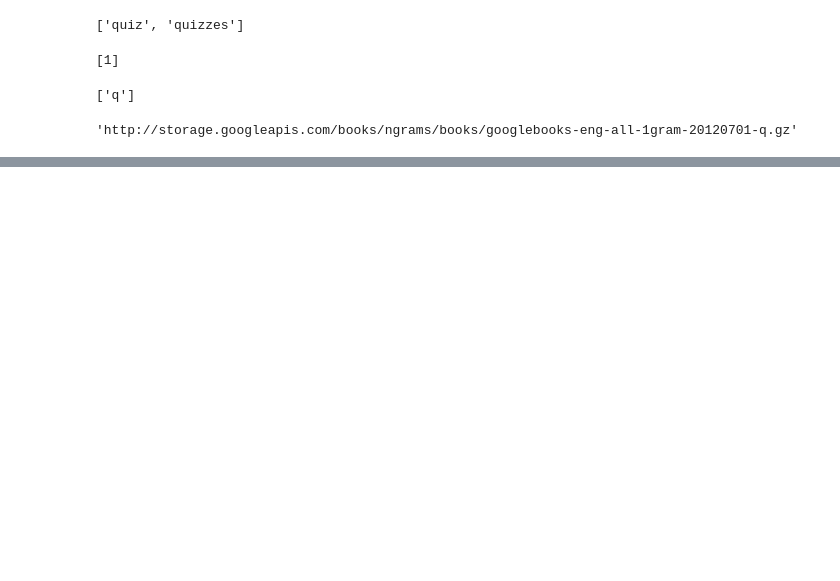
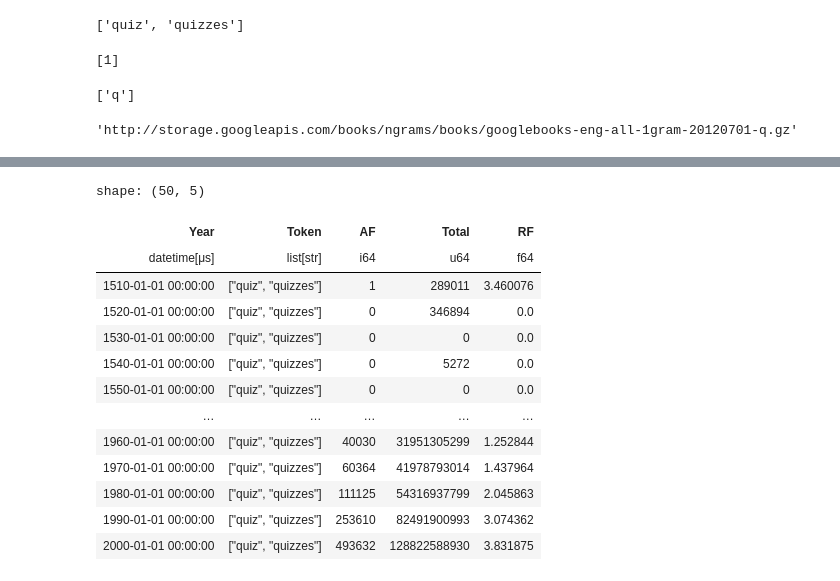
Before and after one commit to browndw/google_ngrams, a Jupyter notebook: docs/google_ngrams.ipynb, the cells around one changed output, grey strips where cells are left out. Saved outputs shown, nothing was run; the diff lists cells and outputs as text; code cells hidden in the pictures; blank space fills up the shorter version.

```diff
--- a/docs/google_ngrams.ipynb
+++ b/docs/google_ngrams.ipynb
@@ -79,0 +272,17 @@ shape: (1_113, 4)
+# %%
+total_counts = total_counts.cast({"Year": pl.UInt32, "Total": pl.UInt64, "Pages": pl.UInt64, "Volumes": pl.UInt64})
+total_counts = (
+    total_counts
+    .with_columns(
+        pl.col("Year")
+        .cast(pl.String).str.to_datetime("%Y")
+        )
+    .sort("Year")
+    .upsample(time_column="Year", every="1y")
+    .with_columns(
+        pl.col(["Total", "Pages", "Volumes"])
+        .fill_null(strategy="zero")
+        )
+)
+# %%
+total_counts = total_counts.group_by_dynamic("Year", every="1y").agg(pl.col("Total").sum())
@@ -79,0 +321,2 @@ shape: (1_113, 4)
+# %%
+sum_tokens = sum_tokens.join(total_counts, on="Year")
@@ -79,0 +340,27 @@ shape: (1_113, 4)
+# %%
+sum_tokens = sum_tokens.group_by_dynamic("Year", every="10y").agg(pl.col(["AF", "Total"]).sum())
+# %%
+sum_tokens = sum_tokens.with_columns(RF=pl.col("AF").truediv("Total").mul(1000000)).with_columns(
+        pl.col("RF")
+        .fill_nan(0)
+        )
+
+sum_tokens.insert_column(
+    1,
+    (pl.lit(word_forms)).alias("Token")
+)
+# %% [output]
+shape: (50, 5)
+| Year | Token | AF | Total | RF |
+| datetime[μs] | list[str] | i64 | u64 | f64 |
+| 1510-01-01 00:00:00 | ["quiz", "quizzes"] | 1 | 289011 | 3.460076 |
+| 1520-01-01 00:00:00 | ["quiz", "quizzes"] | 0 | 346894 | 0.0 |
+| 1530-01-01 00:00:00 | ["quiz", "quizzes"] | 0 | 0 | 0.0 |
+| 1540-01-01 00:00:00 | ["quiz", "quizzes"] | 0 | 5272 | 0.0 |
+| 1550-01-01 00:00:00 | ["quiz", "quizzes"] | 0 | 0 | 0.0 |
+| … | … | … | … | … |
+| 1960-01-01 00:00:00 | ["quiz", "quizzes"] | 40030 | 31951305299 | 1.252844 |
+| 1970-01-01 00:00:00 | ["quiz", "quizzes"] | 60364 | 41978793014 | 1.437964 |
+| 1980-01-01 00:00:00 | ["quiz", "quizzes"] | 111125 | 54316937799 | 2.045863 |
+| 1990-01-01 00:00:00 | ["quiz", "quizzes"] | 253610 | 82491900993 | 3.074362 |
+| 2000-01-01 00:00:00 | ["quiz", "quizzes"] | 493632 | 128822588930 | 3.831875 |
```
Also changed, not shown: parts of 21 cells of this notebook, 2 other files.
